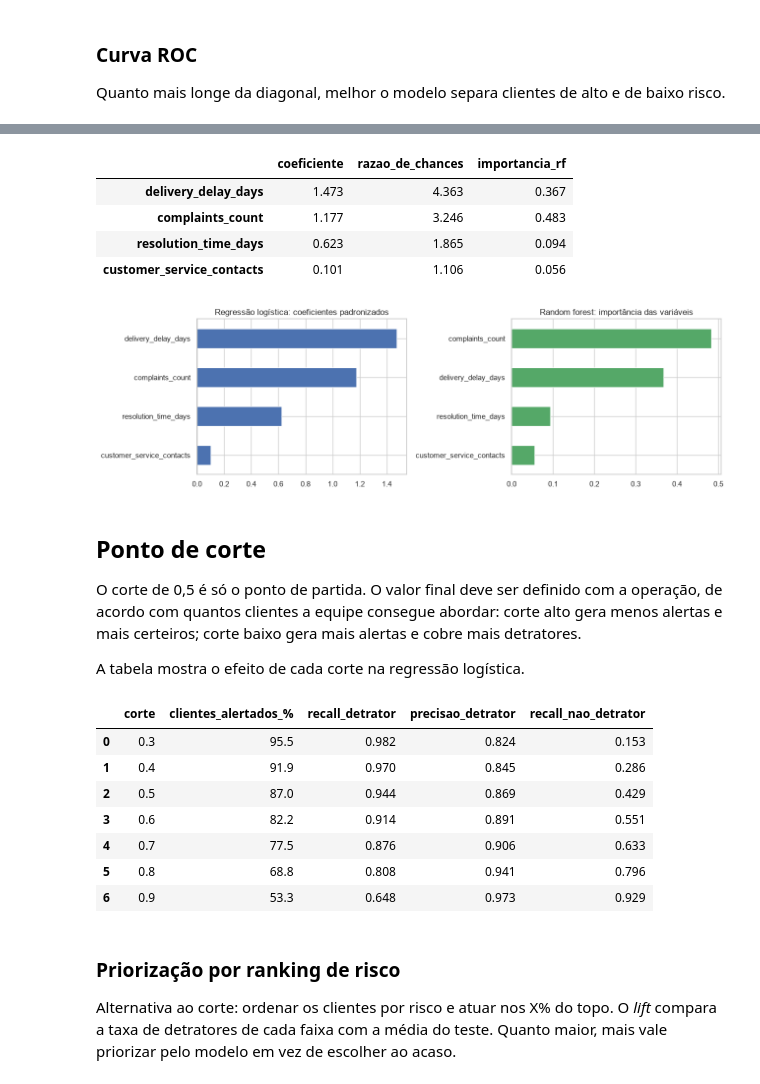
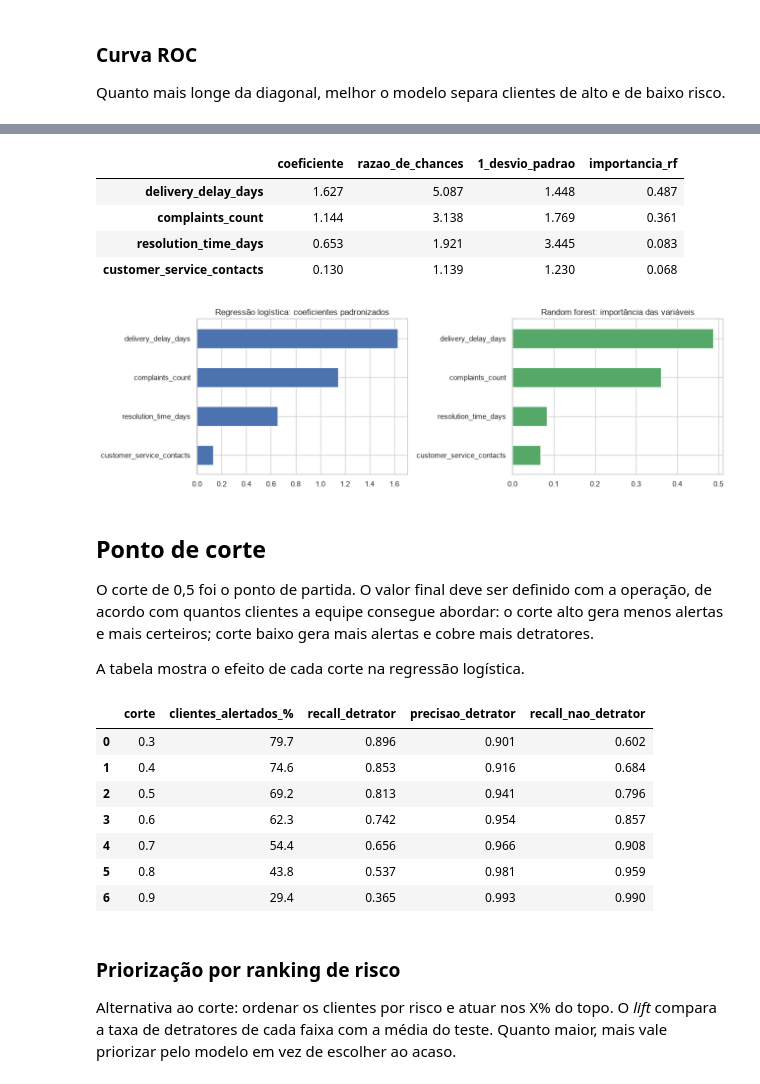
Before and after one commit to Tiagoeneas12/Case_nps_preditivo_fase_tech_fiap, a Jupyter notebook: notebooks/modelos_auxiliares/03-model-01.ipynb, the cells around one changed output, grey strips where cells are left out. Drawn from its saved outputs; the diff is of its cells as text; code cells hidden in the pictures.

Commit message:
feat(Thelson): notebook do modelo final e revisoes

```diff
--- a/notebooks/03-model-02.ipynb
+++ b/notebooks/modelos_auxiliares/03-model-01.ipynb
@@ -312,8 +311,8 @@ from sklearn.metrics import (
     confusion_matrix, ConfusionMatrixDisplay, RocCurveDisplay, classification_report,
 )
 
-CLASS_WEIGHT = None  # versão B (sem pesos)
-VERSAO = "sem_pesos"
+CLASS_WEIGHT = "balanced"  # versão A (com pesos)
+VERSAO = "com_pesos"
 # %% [markdown]
 ## Configuração dos modelos
 
@@ -467,18 +486,20 @@ plt.show()
 - **Random forest:** mostra a importância de cada variável, mas não a direção do efeito.
 # %%
 logreg = modelos["Regressão logística"].named_steps["logisticregression"]
+escala = modelos["Regressão logística"].named_steps["standardscaler"]
 interpretacao = pd.DataFrame({
     "coeficiente": logreg.coef_[0],
     "razao_de_chances": np.exp(logreg.coef_[0]),
+    "1_desvio_padrao": escala.scale_,
     "importancia_rf": modelos["Random forest"].feature_importances_,
 }, index=FEATURES).sort_values("coeficiente", ascending=False).round(3)
 interpretacao
 # %% [output]
-|  | coeficiente | razao_de_chances | importancia_rf |
-| delivery_delay_days | 1.473 | 4.363 | 0.367 |
-| complaints_count | 1.177 | 3.246 | 0.483 |
-| resolution_time_days | 0.623 | 1.865 | 0.094 |
-| customer_service_contacts | 0.101 | 1.106 | 0.056 |
+|  | coeficiente | razao_de_chances | 1_desvio_padrao | importancia_rf |
+| delivery_delay_days | 1.627 | 5.087 | 1.448 | 0.487 |
+| complaints_count | 1.144 | 3.138 | 1.769 | 0.361 |
+| resolution_time_days | 0.653 | 1.921 | 3.445 | 0.083 |
+| customer_service_contacts | 0.130 | 1.139 | 1.230 | 0.068 |
 # %%
 fig, axes = plt.subplots(1, 2, figsize=(13, 4))
 interpretacao["coeficiente"].sort_values().plot.barh(ax=axes[0], color="#4c72b0")
@@ -489,11 +510,11 @@ axes[1].set_title("Random forest: importância das variáveis")
 plt.tight_layout()
 plt.show()
 # %% [output]
-[figure, old version]
+[figure, new version]
 # %% [markdown]
 ## Ponto de corte
 
-O corte de 0,5 é só o ponto de partida. O valor final deve ser definido com a operação, de acordo com quantos clientes a equipe consegue abordar: corte alto gera menos alertas e mais certeiros; corte baixo gera mais alertas e cobre mais detratores.
+O corte de 0,5 foi o ponto de partida. O valor final deve ser definido com a operação, de acordo com quantos clientes a equipe consegue abordar: o corte alto gera menos alertas e mais certeiros; corte baixo gera mais alertas e cobre mais detratores.
 
 A tabela mostra o efeito de cada corte na regressão logística.
 # %%
@@ -511,13 +532,13 @@ for corte in np.arange(0.3, 0.91, 0.1):
 pd.DataFrame(cortes).round(3)
 # %% [output]
 |  | corte | clientes_alertados_% | recall_detrator | precisao_detrator | recall_nao_detrator |
-| 0 | 0.3 | 95.5 | 0.982 | 0.824 | 0.153 |
-| 1 | 0.4 | 91.9 | 0.970 | 0.845 | 0.286 |
-| 2 | 0.5 | 87.0 | 0.944 | 0.869 | 0.429 |
-| 3 | 0.6 | 82.2 | 0.914 | 0.891 | 0.551 |
-| 4 | 0.7 | 77.5 | 0.876 | 0.906 | 0.633 |
-| 5 | 0.8 | 68.8 | 0.808 | 0.941 | 0.796 |
-| 6 | 0.9 | 53.3 | 0.648 | 0.973 | 0.929 |
+| 0 | 0.3 | 79.7 | 0.896 | 0.901 | 0.602 |
+| 1 | 0.4 | 74.6 | 0.853 | 0.916 | 0.684 |
+| 2 | 0.5 | 69.2 | 0.813 | 0.941 | 0.796 |
+| 3 | 0.6 | 62.3 | 0.742 | 0.954 | 0.857 |
+| 4 | 0.7 | 54.4 | 0.656 | 0.966 | 0.908 |
+| 5 | 0.8 | 43.8 | 0.537 | 0.981 | 0.959 |
+| 6 | 0.9 | 29.4 | 0.365 | 0.993 | 0.990 |
 # %% [markdown]
 ### Priorização por ranking de risco
 
```
Also changed, not shown: parts of 24 cells of this notebook, 8 other files.
